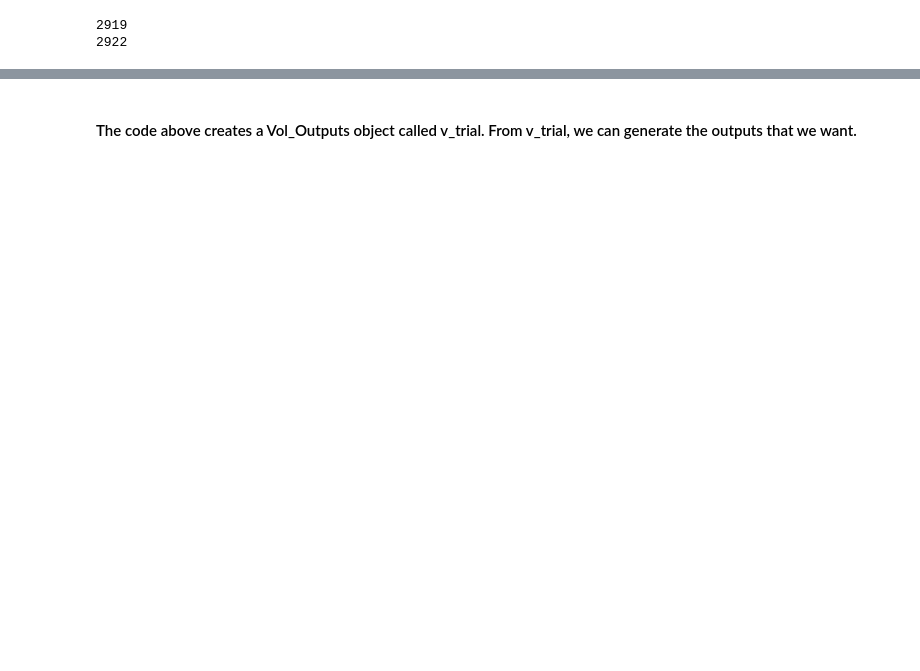
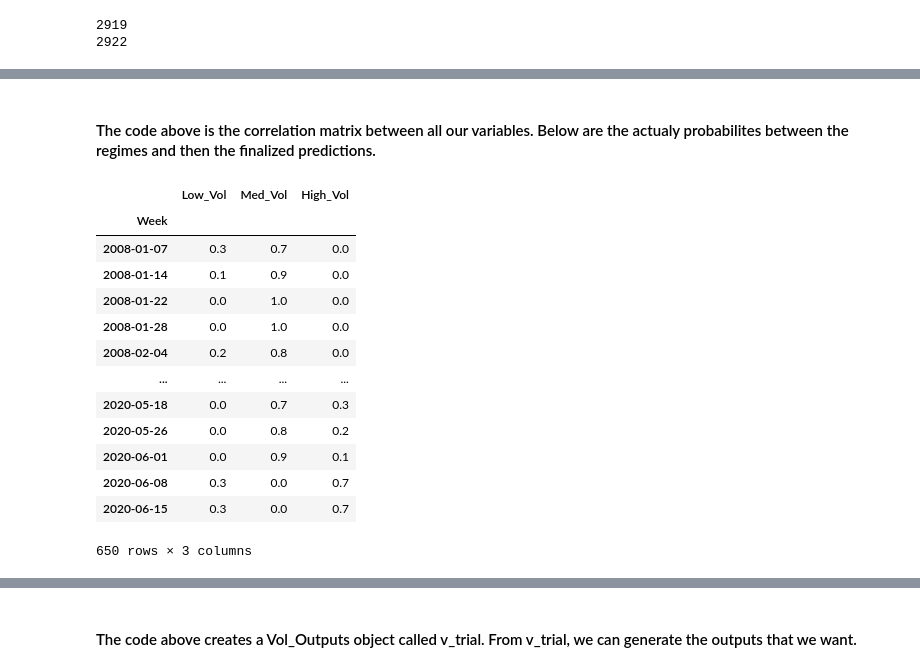
Before and after one commit to greggiordano12/Vol-Regime-Project, a Jupyter notebook: Vol Regime Checkpoint 2.ipynb, the cells around one changed output, grey strips where cells are left out. Saved outputs shown, nothing was run; the diff lists cells and outputs as text; code cells hidden in the pictures; blank space fills up the shorter version.

```diff
--- a/Vol Regime Checkpoint 2.ipynb
+++ b/Vol Regime Checkpoint 2.ipynb
@@ -40,0 +86,19 @@ v_trial = Vol_Outputs(start_date, end_date, tickers, fred_strings)
+# %% [markdown]
+#### The code above is the correlation matrix between all our variables. Below are the actualy probabilites between the regimes and then the finalized predictions.
+# %%
+trial_regime_prediction.all_prob
+# %% [output]
+|  | Low_Vol | Med_Vol | High_Vol |
+| Week |  |  |  |
+| 2008-01-07 | 0.3 | 0.7 | 0.0 |
+| 2008-01-14 | 0.1 | 0.9 | 0.0 |
+| 2008-01-22 | 0.0 | 1.0 | 0.0 |
+| 2008-01-28 | 0.0 | 1.0 | 0.0 |
+| 2008-02-04 | 0.2 | 0.8 | 0.0 |
+| ... | ... | ... | ... |
+| 2020-05-18 | 0.0 | 0.7 | 0.3 |
+| 2020-05-26 | 0.0 | 0.8 | 0.2 |
+| 2020-06-01 | 0.0 | 0.9 | 0.1 |
+| 2020-06-08 | 0.3 | 0.0 | 0.7 |
+| 2020-06-15 | 0.3 | 0.0 | 0.7 |
+650 rows × 3 columns
```
Also changed, not shown: parts of 12 cells of this notebook, 3 other files.
